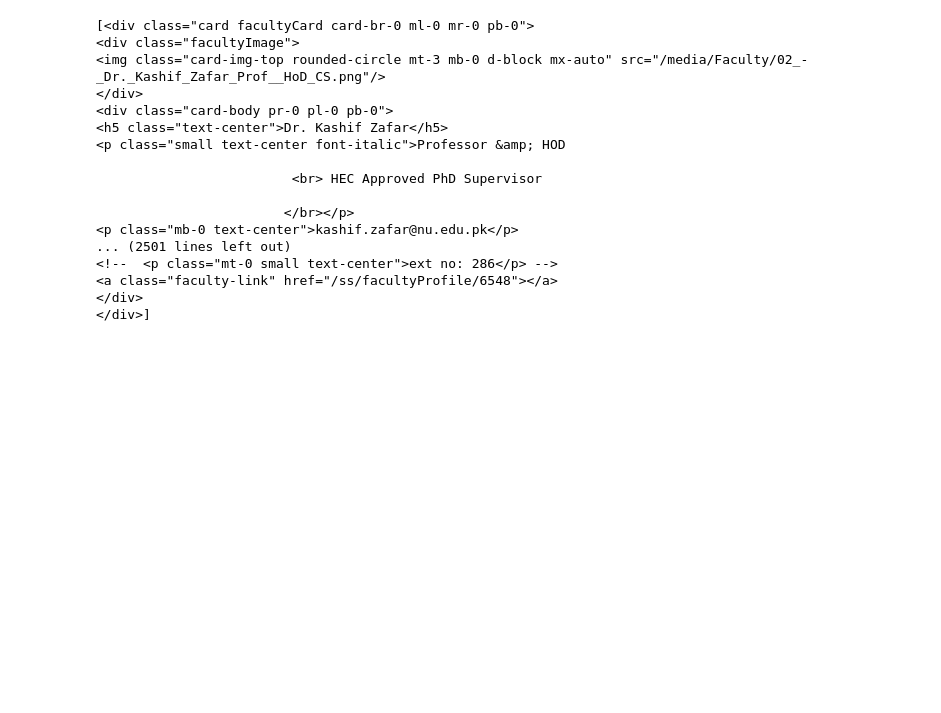
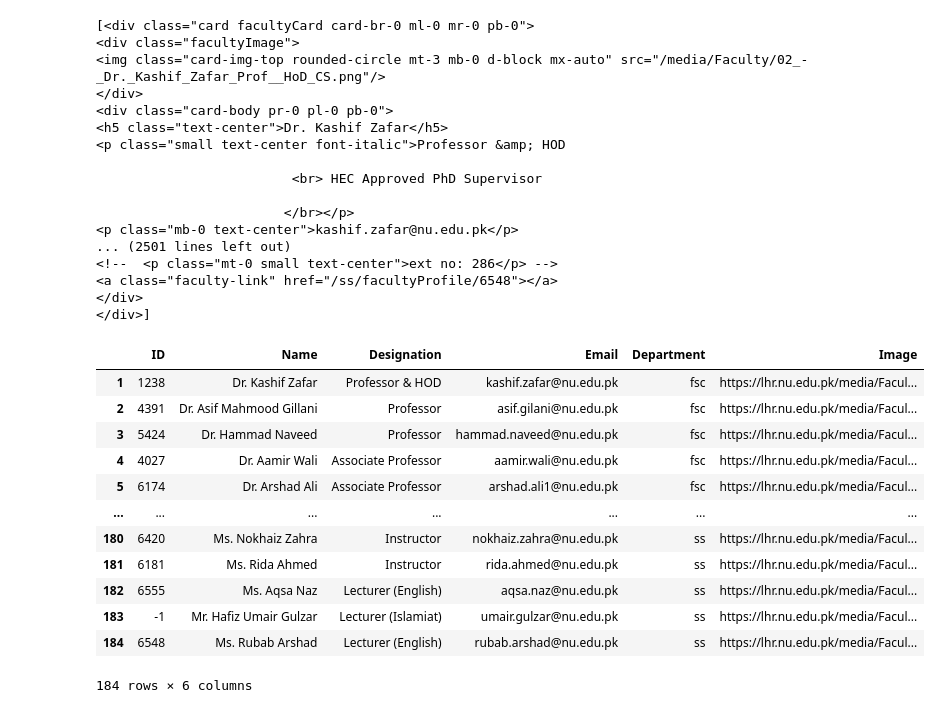
Before and after one commit to Hassaan-T075/Web-Scrapping, a Jupyter notebook: MY_Scrapper.ipynb, the cells around one changed output. Cells and saved outputs as stored; diff of their text form; code cells hidden in the pictures; blank space fills up the shorter version.

Commit message:
feat: extract basic profile information
extract info such as id, name, email, dept, etc from soup and stored in dataframe

```diff
--- a/MY_Scrapper.ipynb
+++ b/MY_Scrapper.ipynb
@@ -61,3 +61,51 @@ print(f)
 <a class="faculty-link" href="/ss/facultyProfile/6548"></a>
 </div>
 </div>]
+# %%
+id_=[]
+name=[]
+email=[]
+dept = []
+desig=[]
+img=[]
+profile=[]
+# %%
+for i in range(len(f)):
+    faculty = f[i]
+    try:
+        id_.append(int(faculty.find('a',class_='faculty-link')['href'].split('/')[-1]))
+    except:
+        id_.append(-1)
+    name.append(faculty.find('h5', class_='text-center').text)
+    desig.append(faculty.find('p',class_='small').text.strip().split('\n')[0])
+
+    email.append(faculty.find('p', class_='mb-0').text)
+    dept.append(faculty.find('a',class_='faculty-link')['href'].split('/')[1])
+    img.append('https://lhr.nu.edu.pk'+faculty.find('img', class_='card-img-top')['src'])
+    profile.append('https://lhr.nu.edu.pk'+faculty.find('a',class_='faculty-link')['href'])
+# %%
+df = pd.DataFrame({'ID':id_,
+                  'Name':name,
+                  'Designation':desig,
+                   'Email':email,
+                  'Department': dept,
+                  # 'Profile':profile,
+                  'Image':img})
+
+df.index = df.index + 1
+# %%
+df
+# %% [output]
+|  | ID | Name | Designation | Email | Department | Image |
+| 1 | 1238 | Dr. Kashif Zafar | Professor & HOD | kashif.zafar@nu.edu.pk | fsc | https://lhr.nu.edu.pk/media/Facul... |
+| 2 | 4391 | Dr. Asif Mahmood Gillani | Professor | asif.gilani@nu.edu.pk | fsc | https://lhr.nu.edu.pk/media/Facul... |
+| 3 | 5424 | Dr. Hammad Naveed | Professor | hammad.naveed@nu.edu.pk | fsc | https://lhr.nu.edu.pk/media/Facul... |
+| 4 | 4027 | Dr. Aamir Wali | Associate Professor | aamir.wali@nu.edu.pk | fsc | https://lhr.nu.edu.pk/media/Facul... |
+| 5 | 6174 | Dr. Arshad Ali | Associate Professor | arshad.ali1@nu.edu.pk | fsc | https://lhr.nu.edu.pk/media/Facul... |
+| ... | ... | ... | ... | ... | ... | ... |
+| 180 | 6420 | Ms. Nokhaiz Zahra | Instructor | nokhaiz.zahra@nu.edu.pk | ss | https://lhr.nu.edu.pk/media/Facul... |
+| 181 | 6181 | Ms. Rida Ahmed | Instructor | rida.ahmed@nu.edu.pk | ss | https://lhr.nu.edu.pk/media/Facul... |
+| 182 | 6555 | Ms. Aqsa Naz | Lecturer (English) | aqsa.naz@nu.edu.pk | ss | https://lhr.nu.edu.pk/media/Facul... |
+| 183 | -1 | Mr. Hafiz Umair Gulzar | Lecturer (Islamiat) | umair.gulzar@nu.edu.pk | ss | https://lhr.nu.edu.pk/media/Facul... |
+| 184 | 6548 | Ms. Rubab Arshad | Lecturer (English) | rubab.arshad@nu.edu.pk | ss | https://lhr.nu.edu.pk/media/Facul... |
+184 rows × 6 columns
```
Also changed, not shown: parts of 1 cell of this notebook, 1 other file.
